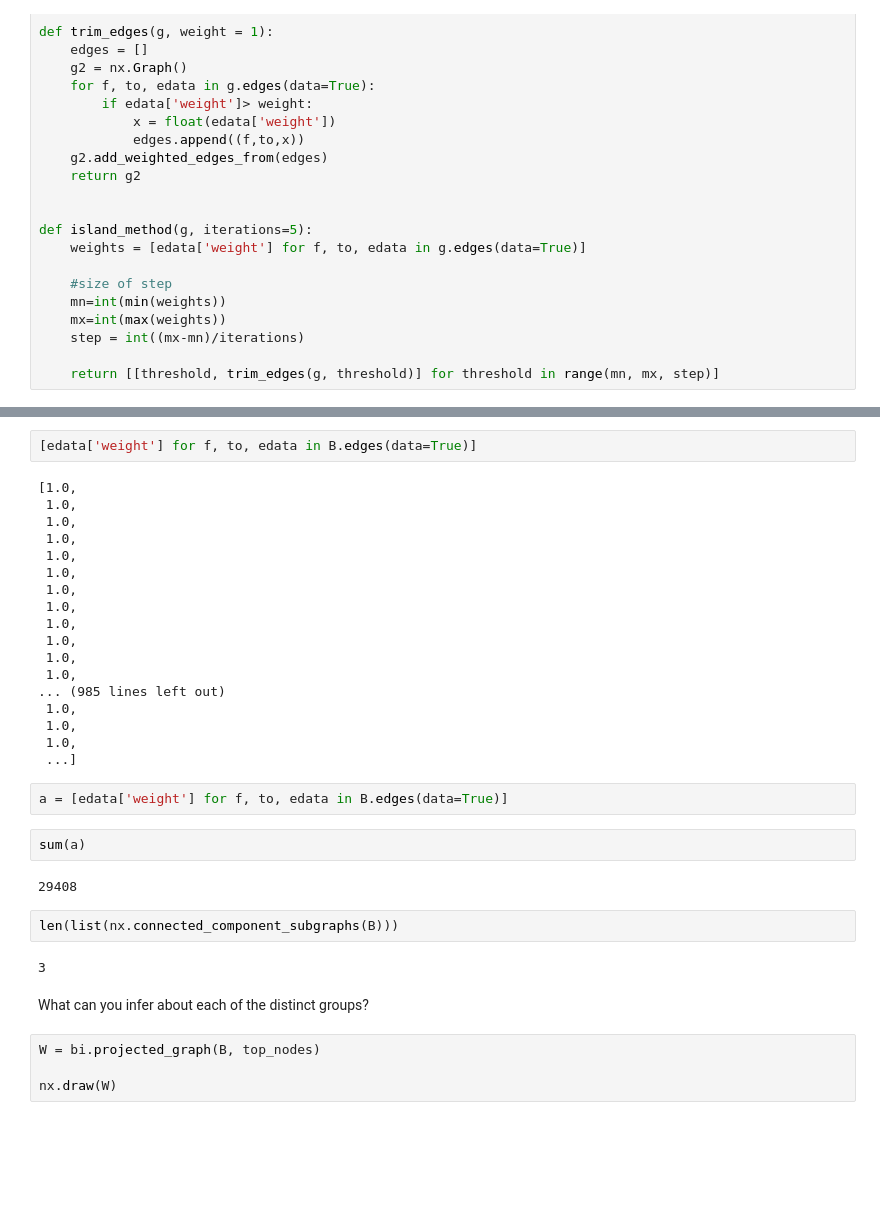
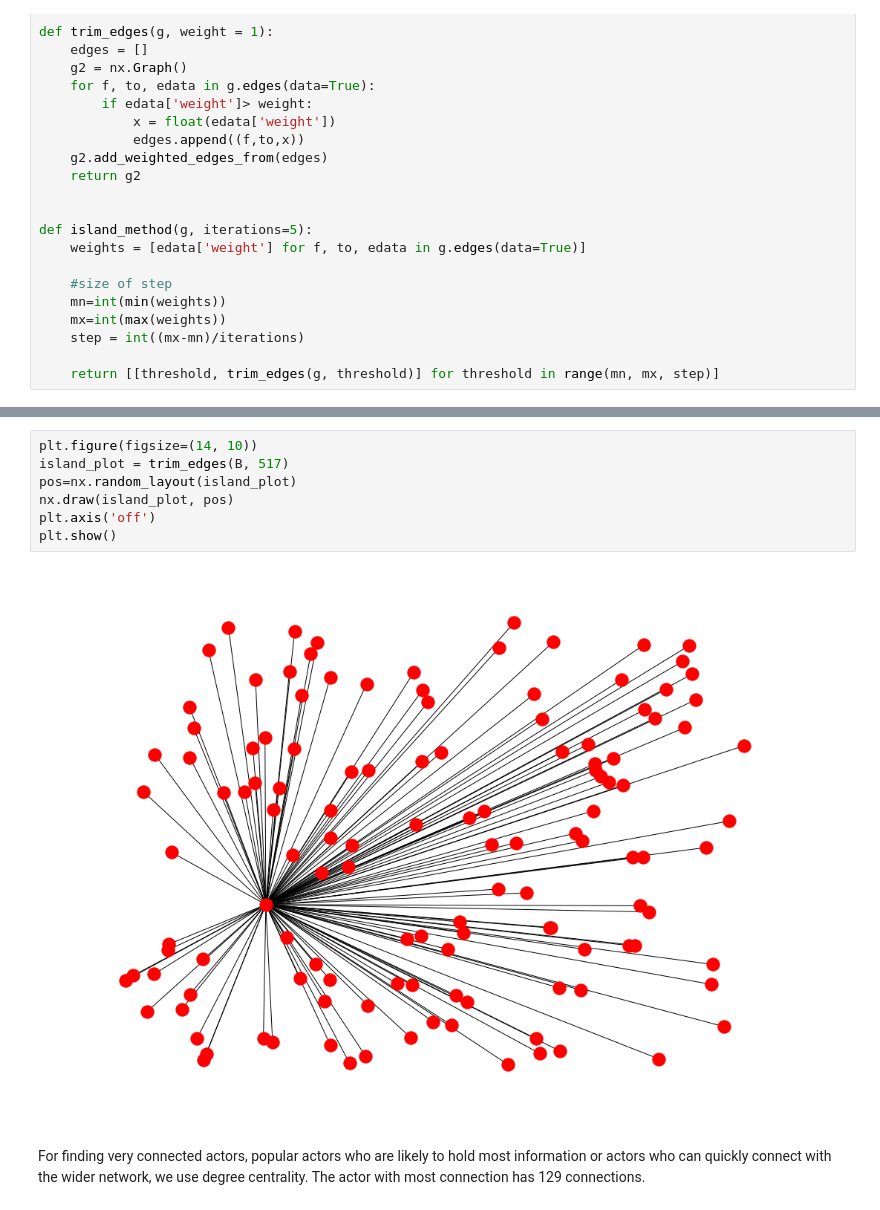
Before and after one commit to saayedalam/Web-Analytics, a Jupyter notebook: Project 2.ipynb, the cells around one changed output, grey strips where cells are left out. Saved outputs shown, nothing was run; the diff lists cells and outputs as text; blank space fills up the shorter version.

```diff
--- a/Project 2.ipynb
+++ b/Project 2.ipynb
@@ -126,39 +125,14 @@ islan_df
 | 2 | 259 | 1424 |
 | 3 | 388 | 607 |
 | 4 | 517 | 128 |
-# %%
-[edata['weight'] for f, to, edata in B.edges(data=True)]
-# %% [output]
-[1.0,
- 1.0,
- 1.0,
- 1.0,
- 1.0,
- 1.0,
- 1.0,
- 1.0,
- 1.0,
- 1.0,
- 1.0,
- 1.0,
-... (985 lines left out)
- 1.0,
- 1.0,
- 1.0,
- ...]
-# %%
-a = [edata['weight'] for f, to, edata in B.edges(data=True)]
-# %%
-sum(a)
-# %% [output]
-29408
-# %%
-len(list(nx.connected_component_subgraphs(B)))
-# %% [output]
-3
-# %% [markdown]
-What can you infer about each of the distinct groups?
-# %%
-W = bi.projected_graph(B, top_nodes)
-
-nx.draw(W)
+# %%
+plt.figure(figsize=(14, 10))
+island_plot = trim_edges(B, 517)
+pos=nx.random_layout(island_plot)
+nx.draw(island_plot, pos)
+plt.axis('off')
+plt.show()
+# %% [output]
+[figure, added]
+# %% [markdown]
+For finding very connected actors, popular actors who are likely to hold most information or actors who can quickly connect with the wider network, we use degree centrality. The actor with most connection has 129 connections.
```
Also changed, not shown: parts of 14 cells of this notebook.
